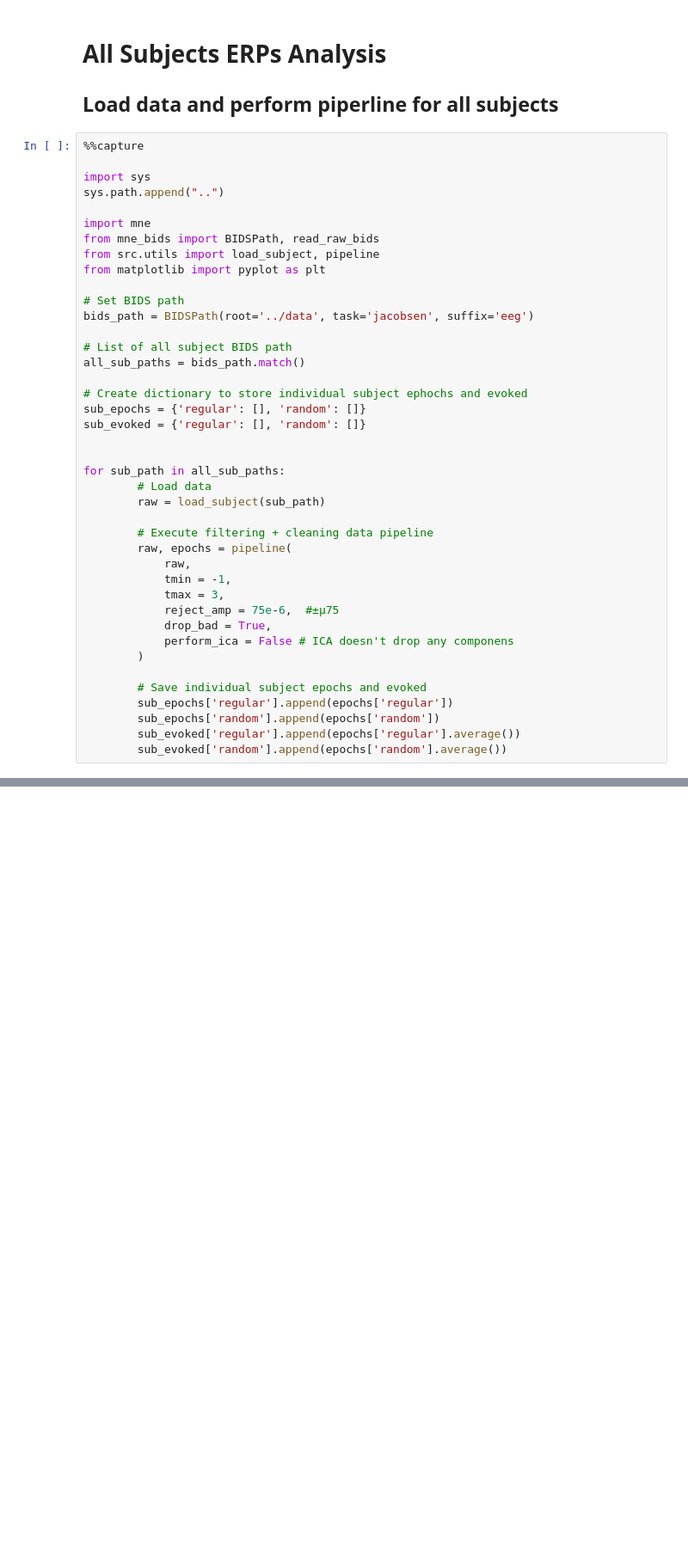
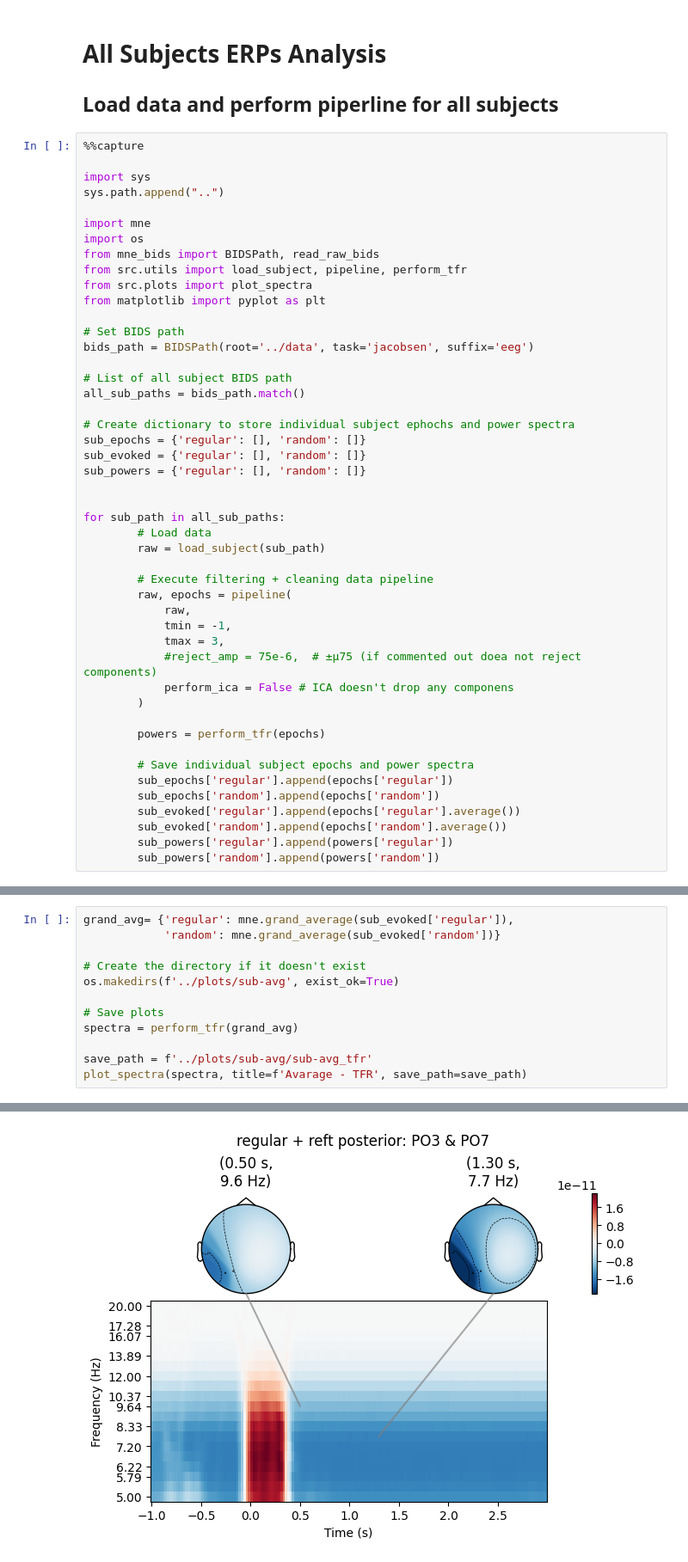
Before and after one commit to albertosaponaro/eeg_penguin, a Jupyter notebook: notebooks/04_Penguin_All-Subjects-TFR.ipynb, the cells around one changed output, grey strips where cells are left out. Shown: that part at 86% size. Saved outputs shown, nothing was run; the diff lists cells and outputs as text; blank space fills up the shorter version.

```diff
--- a/notebooks/04_Penguin_All-Subjects-TFR.ipynb
+++ b/notebooks/04_Penguin_All-Subjects-TFR.ipynb
@@ -9,8 +9,10 @@ import sys
 sys.path.append("..")
 
 import mne
+import os
 from mne_bids import BIDSPath, read_raw_bids
-from src.utils import load_subject, pipeline
+from src.utils import load_subject, pipeline, perform_tfr
+from src.plots import plot_spectra
 from matplotlib import pyplot as plt
 
 # Set BIDS path
@@ -19,9 +21,10 @@ bids_path = BIDSPath(root='../data', task='jacobsen', suffix='eeg')
 # List of all subject BIDS path
 all_sub_paths = bids_path.match()
 
-# Create dictionary to store individual subject ephochs and evoked
+# Create dictionary to store individual subject ephochs and power spectra
 sub_epochs = {'regular': [], 'random': []}
 sub_evoked = {'regular': [], 'random': []}
+sub_powers = {'regular': [], 'random': []}
 
 
 for sub_path in all_sub_paths:
@@ -33,14 +36,17 @@ for sub_path in all_sub_paths:
             raw,
             tmin = -1,
             tmax = 3,
-            reject_amp = 75e-6,  #±μ75
-            drop_bad = True,
+            #reject_amp = 75e-6,  # ±μ75 (if commented out doea not reject components)
             perform_ica = False # ICA doesn't drop any componens
         )
 
-        # Save individual subject epochs and evoked
+        powers = perform_tfr(epochs)
+
+        # Save individual subject epochs and power spectra
         sub_epochs['regular'].append(epochs['regular'])
         sub_epochs['random'].append(epochs['random'])
         sub_evoked['regular'].append(epochs['regular'].average())
         sub_evoked['random'].append(epochs['random'].average())
+        sub_powers['regular'].append(powers['regular'])
+        sub_powers['random'].append(powers['random'])
 # %% [markdown]
@@ -51,0 +74,13 @@ for i, sub in enumerate(all_sub_paths):
+# %%
+grand_avg= {'regular': mne.grand_average(sub_evoked['regular']),
+            'random': mne.grand_average(sub_evoked['random'])}
+
+# Create the directory if it doesn't exist
+os.makedirs(f'../plots/sub-avg', exist_ok=True)
+
+# Save plots
+spectra = perform_tfr(grand_avg)
+
+save_path = f'../plots/sub-avg/sub-avg_tfr'
+plot_spectra(spectra, title=f'Avarage - TFR', save_path=save_path)
+# %% [output]
@@ -51,0 +98 @@ for i, sub in enumerate(all_sub_paths):
+[figure, added]
```
Also changed, not shown: parts of 5 cells of this notebook, 55 other files.
